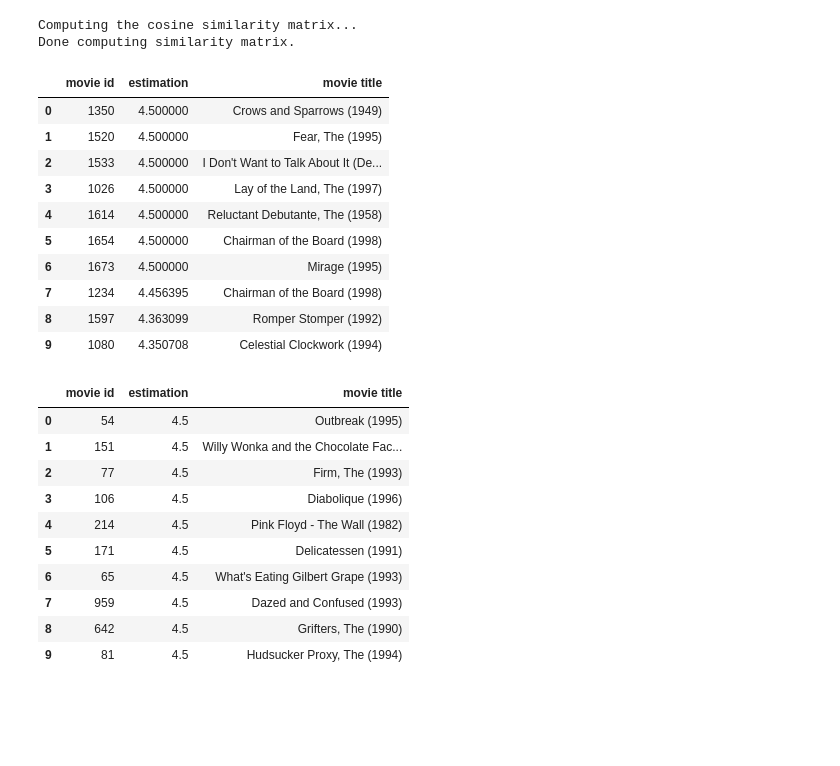
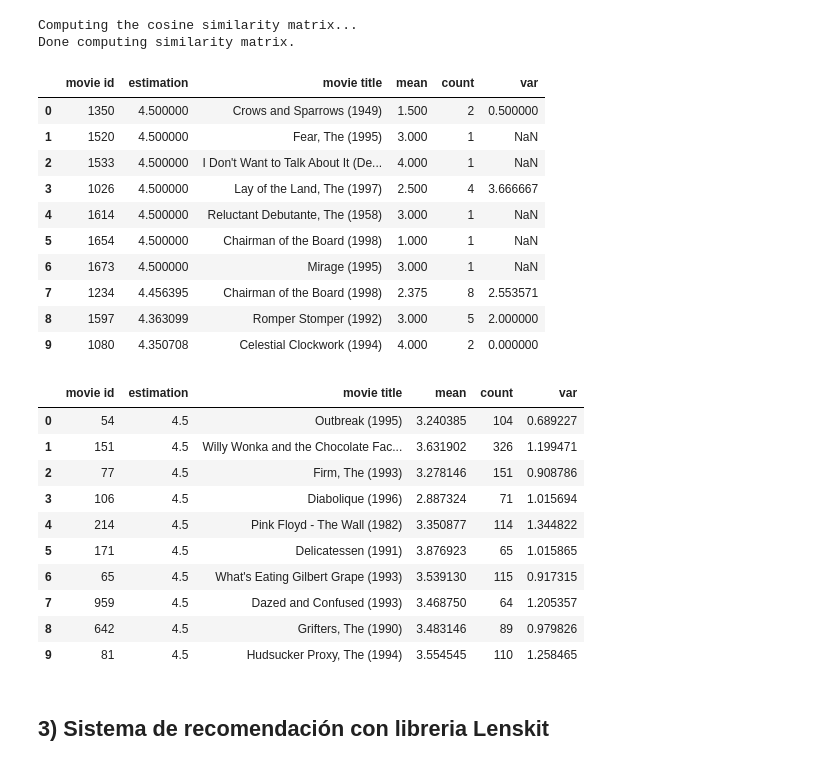
Before and after one commit to Jandresgomez/SDR-Laboratorios, a Jupyter notebook: Laboratorio1/MINE_4201_SR_Laboratorio_1.ipynb, the cells around one changed output. Cells and saved outputs as stored; diff of their text form; code cells hidden in the pictures; blank space fills up the shorter version.

```diff
--- a/Laboratorio1/MINE_4201_SR_Laboratorio_1.ipynb
+++ b/Laboratorio1/MINE_4201_SR_Laboratorio_1.ipynb
@@ -546,25 +537,25 @@ Done computing similarity matrix.
 # %%
 #predictions for user id1
 
 user_predictions=list(filter(lambda x: x[0]==id1,predictions_analysis))
 user_predictions.sort(key=lambda x : x.est, reverse=True)
 user_predictions=user_predictions[0:10]
 
 labels = ['movie id', 'estimation']
-df_predictions_id1 = pd.DataFrame.from_records(list(map(lambda x: (x.iid, x.est) , user_predictions)), columns=labels).join(items['movie title'], on='movie id', how='left')
+df_predictions_id1 = pd.DataFrame.from_records(list(map(lambda x: (x.iid, x.est) , user_predictions)), columns=labels).join(item_ratings_agg[['movie title', 'mean', 'count', 'var']], on='movie id', how='left')
 df_predictions_id1
 # %% [output]
-|  | movie id | estimation | movie title |
-| 0 | 1350 | 4.500000 | Crows and Sparrows (1949) |
-| 1 | 1520 | 4.500000 | Fear, The (1995) |
-| 2 | 1533 | 4.500000 | I Don't Want to Talk About It (De... |
-| 3 | 1026 | 4.500000 | Lay of the Land, The (1997) |
-| 4 | 1614 | 4.500000 | Reluctant Debutante, The (1958) |
-| 5 | 1654 | 4.500000 | Chairman of the Board (1998) |
-| 6 | 1673 | 4.500000 | Mirage (1995) |
-| 7 | 1234 | 4.456395 | Chairman of the Board (1998) |
-| 8 | 1597 | 4.363099 | Romper Stomper (1992) |
-| 9 | 1080 | 4.350708 | Celestial Clockwork (1994) |
+|  | movie id | estimation | movie title | mean | count | var |
+| 0 | 1350 | 4.500000 | Crows and Sparrows (1949) | 1.500 | 2 | 0.500000 |
+| 1 | 1520 | 4.500000 | Fear, The (1995) | 3.000 | 1 | NaN |
+| 2 | 1533 | 4.500000 | I Don't Want to Talk About It (De... | 4.000 | 1 | NaN |
+| 3 | 1026 | 4.500000 | Lay of the Land, The (1997) | 2.500 | 4 | 3.666667 |
+| 4 | 1614 | 4.500000 | Reluctant Debutante, The (1958) | 3.000 | 1 | NaN |
+| 5 | 1654 | 4.500000 | Chairman of the Board (1998) | 1.000 | 1 | NaN |
+| 6 | 1673 | 4.500000 | Mirage (1995) | 3.000 | 1 | NaN |
+| 7 | 1234 | 4.456395 | Chairman of the Board (1998) | 2.375 | 8 | 2.553571 |
+| 8 | 1597 | 4.363099 | Romper Stomper (1992) | 3.000 | 5 | 2.000000 |
+| 9 | 1080 | 4.350708 | Celestial Clockwork (1994) | 4.000 | 2 | 0.000000 |
 # %%
 #predictions for user id2
 
@@ -573,17 +564,19 @@ user_predictions.sort(key=lambda x : x.est, reverse=True)
 user_predictions=user_predictions[0:10]
 
 labels = ['movie id', 'estimation']
-df_predictions_id2 = pd.DataFrame.from_records(list(map(lambda x: (x.iid, x.est) , user_predictions)), columns=labels).join(items['movie title'], on='movie id', how='left')
+df_predictions_id2 = pd.DataFrame.from_records(list(map(lambda x: (x.iid, x.est) , user_predictions)), columns=labels).join(item_ratings_agg[['movie title', 'mean', 'count', 'var']], on='movie id', how='left')
 df_predictions_id2
 # %% [output]
-|  | movie id | estimation | movie title |
-| 0 | 54 | 4.5 | Outbreak (1995) |
-| 1 | 151 | 4.5 | Willy Wonka and the Chocolate Fac... |
-| 2 | 77 | 4.5 | Firm, The (1993) |
-| 3 | 106 | 4.5 | Diabolique (1996) |
-| 4 | 214 | 4.5 | Pink Floyd - The Wall (1982) |
-| 5 | 171 | 4.5 | Delicatessen (1991) |
-| 6 | 65 | 4.5 | What's Eating Gilbert Grape (1993) |
-| 7 | 959 | 4.5 | Dazed and Confused (1993) |
-| 8 | 642 | 4.5 | Grifters, The (1990) |
-| 9 | 81 | 4.5 | Hudsucker Proxy, The (1994) |
+|  | movie id | estimation | movie title | mean | count | var |
+| 0 | 54 | 4.5 | Outbreak (1995) | 3.240385 | 104 | 0.689227 |
+| 1 | 151 | 4.5 | Willy Wonka and the Chocolate Fac... | 3.631902 | 326 | 1.199471 |
+| 2 | 77 | 4.5 | Firm, The (1993) | 3.278146 | 151 | 0.908786 |
+| 3 | 106 | 4.5 | Diabolique (1996) | 2.887324 | 71 | 1.015694 |
+| 4 | 214 | 4.5 | Pink Floyd - The Wall (1982) | 3.350877 | 114 | 1.344822 |
+| 5 | 171 | 4.5 | Delicatessen (1991) | 3.876923 | 65 | 1.015865 |
+| 6 | 65 | 4.5 | What's Eating Gilbert Grape (1993) | 3.539130 | 115 | 0.917315 |
+| 7 | 959 | 4.5 | Dazed and Confused (1993) | 3.468750 | 64 | 1.205357 |
+| 8 | 642 | 4.5 | Grifters, The (1990) | 3.483146 | 89 | 0.979826 |
+| 9 | 81 | 4.5 | Hudsucker Proxy, The (1994) | 3.554545 | 110 | 1.258465 |
+# %% [markdown]
+## 3) Sistema de recomendación con libreria Lenskit
```
Also changed, not shown: parts of 23 cells of this notebook.
